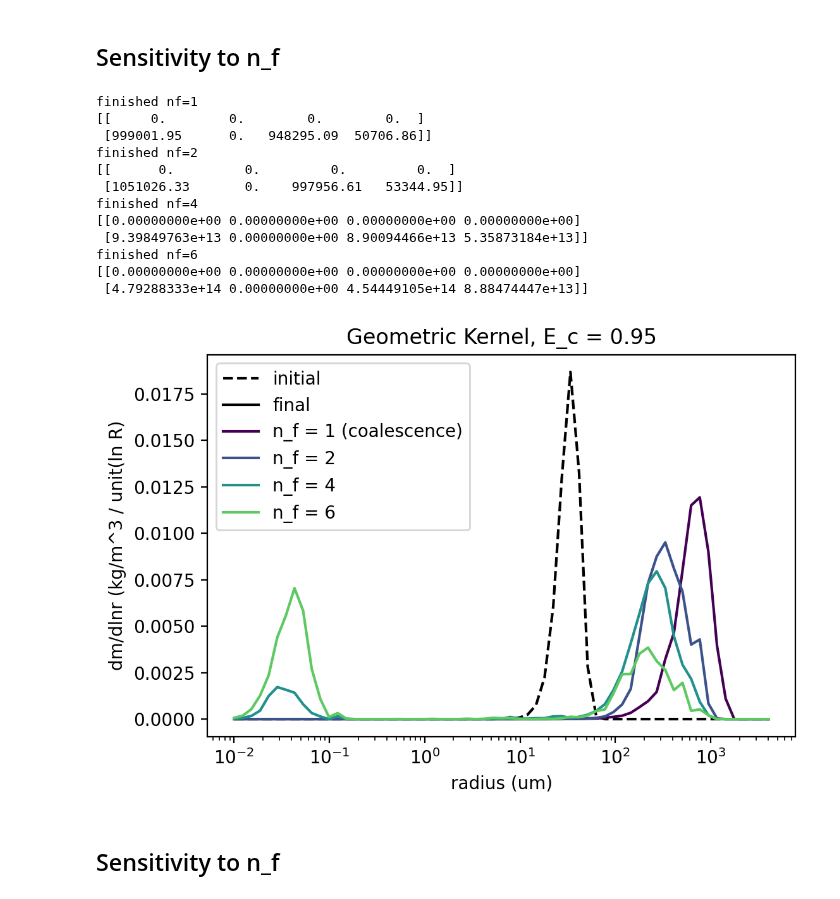
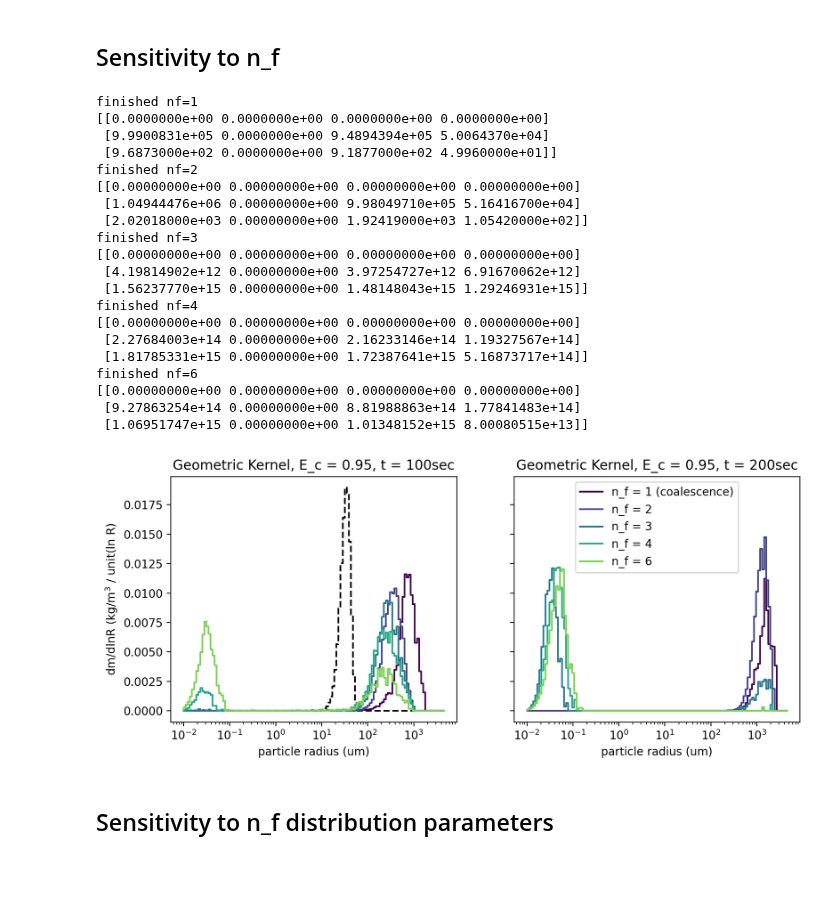
Before and after one commit to slayoo/PySDM-examples, a Jupyter notebook: PySDM_examples/deJong_Mackay_2022/box_sensitivities.ipynb, the cells around one changed output. Saved outputs shown, nothing was run; the diff lists cells and outputs as text; code cells hidden in the pictures; blank space fills up the shorter version.

```diff
--- a/PySDM_examples/deJong_Mackay_2022/box_sensitivities.ipynb
+++ b/PySDM_examples/deJong_Mackay_2022/box_sensitivities.ipynb
@@ -116,57 +261,68 @@ finished Berry
 settings = Settings()
 
 settings.coal_eff = ConstEc(Ec=0.95)
-settings.n_sd = 2**12
+settings.n_sd = 2**13
+settings.radius_bins_edges = np.logspace(
+            np.log10(0.01 * si.um), np.log10(5000 * si.um), num=128, endpoint=True
+        )
 
 settings.warn_overflows = False
-t_steps = [0, 100]
+t_steps = [0, 100, 200]
 cmap = matplotlib.cm.get_cmap('viridis')
 legend_entries = []
 
-nf_vals = [1, 2, 4, 6]
+nf_vals = [1, 2, 3, 4, 6]
 
 (x,y,rates) = run_box_breakup(settings, [0])
-pyplot.figure(figsize=(6,4),dpi=200)
-pyplot.plot(x,y[0]*settings.rho, color='k', linestyle='--', label='initial')
-pyplot.plot(x[0],y[0,0]*settings.rho, color='k', label='final')
+fig, ax = pyplot.subplots(ncols=2,sharey=True,figsize=(10,4),dpi=200)
+ax[0].step(x,y[0]*settings.rho, color='k', linestyle='--', label='initial')
+#pyplot.plot(x[0],y[0,0]*settings.rho, color='k', label='final')
 
 for (i, nf) in enumerate(nf_vals):
     settings.fragmentation = AlwaysN(n=nf)
     (x,y,rates) = run_box_breakup(settings, t_steps)
     print("finished nf="+str(nf))
     for (j, step) in enumerate(t_steps):
         if j == 0:
             continue
         lbl = 'n_f = ' + str(nf)
         if nf == 1:
             lbl += ' (coalescence)'
-        pyplot.plot(x,y[j]*settings.rho, color=cmap(i/len(nf_vals)),#linestyle='--',
+        ax[j-1].step(x,y[j]*settings.rho, color=cmap(i/len(nf_vals)),#linestyle='--',
                 label= lbl if lbl not in pyplot.gca().get_legend_handles_labels()[1] else '')
     print(rates)
 
-pyplot.xscale("log")
-pyplot.xlabel("radius (um)")
-pyplot.ylabel("dm/dlnr (kg/m^3 / unit(ln R)")
-pyplot.legend()
-#pyplot.annotate('t=0s',(10.0, 0.0175))
-#pyplot.annotate('t='+str(t_steps[1])+'s',(100.0, 0.0125))
-#pyplot.annotate('t='+str(t_steps[2])+'s',(800.0, 0.015))
-pyplot.title("Geometric Kernel, E_c = 0.95")
+ax[0].set_xscale("log")
+ax[1].set_xscale("log")
+ax[0].set_xlabel("particle radius (um)")
+ax[1].set_xlabel("particle radius (um)")
+ax[0].set_ylabel("dm/dlnR (kg/m$^3$ / unit(ln R)")
+ax[1].legend()
+ax[0].set_title("Geometric Kernel, E_c = 0.95, t = " + str(t_steps[1]) + "sec")
+ax[1].set_title("Geometric Kernel, E_c = 0.95, t = " + str(t_steps[2]) + "sec")
 
-pyplot.savefig('nf_sensitivity.png')
+pyplot.savefig('geometric_nf_sensitivity.png')
 # %% [output]
 finished nf=1
-[[     0.        0.        0.        0.  ]
- [999001.95      0.   948295.09  50706.86]]
+[[0.0000000e+00 0.0000000e+00 0.0000000e+00 0.0000000e+00]
+ [9.9900831e+05 0.0000000e+00 9.4894394e+05 5.0064370e+04]
+ [9.6873000e+02 0.0000000e+00 9.1877000e+02 4.9960000e+01]]
 finished nf=2
-[[      0.         0.         0.         0.  ]
- [1051026.33       0.    997956.61   53344.95]]
+[[0.00000000e+00 0.00000000e+00 0.00000000e+00 0.00000000e+00]
+ [1.04944476e+06 0.00000000e+00 9.98049710e+05 5.16416700e+04]
+ [2.02018000e+03 0.00000000e+00 1.92419000e+03 1.05420000e+02]]
+finished nf=3
+[[0.00000000e+00 0.00000000e+00 0.00000000e+00 0.00000000e+00]
+ [4.19814902e+12 0.00000000e+00 3.97254727e+12 6.91670062e+12]
+ [1.56237770e+15 0.00000000e+00 1.48148043e+15 1.29246931e+15]]
 finished nf=4
 [[0.00000000e+00 0.00000000e+00 0.00000000e+00 0.00000000e+00]
- [9.39849763e+13 0.00000000e+00 8.90094466e+13 5.35873184e+13]]
+ [2.27684003e+14 0.00000000e+00 2.16233146e+14 1.19327567e+14]
+ [1.81785331e+15 0.00000000e+00 1.72387641e+15 5.16873717e+14]]
 finished nf=6
 [[0.00000000e+00 0.00000000e+00 0.00000000e+00 0.00000000e+00]
- [4.79288333e+14 0.00000000e+00 4.54449105e+14 8.88474447e+13]]
+ [9.27863254e+14 0.00000000e+00 8.81988863e+14 1.77841483e+14]
+ [1.06951747e+15 0.00000000e+00 1.01348152e+15 8.00080515e+13]]
-[figure, old version]
+[figure, new version]
 # %% [markdown]
-## Sensitivity to n_f
+## Sensitivity to n_f distribution parameters
```
Also changed, not shown: parts of 8 cells of this notebook, 14 other files.
